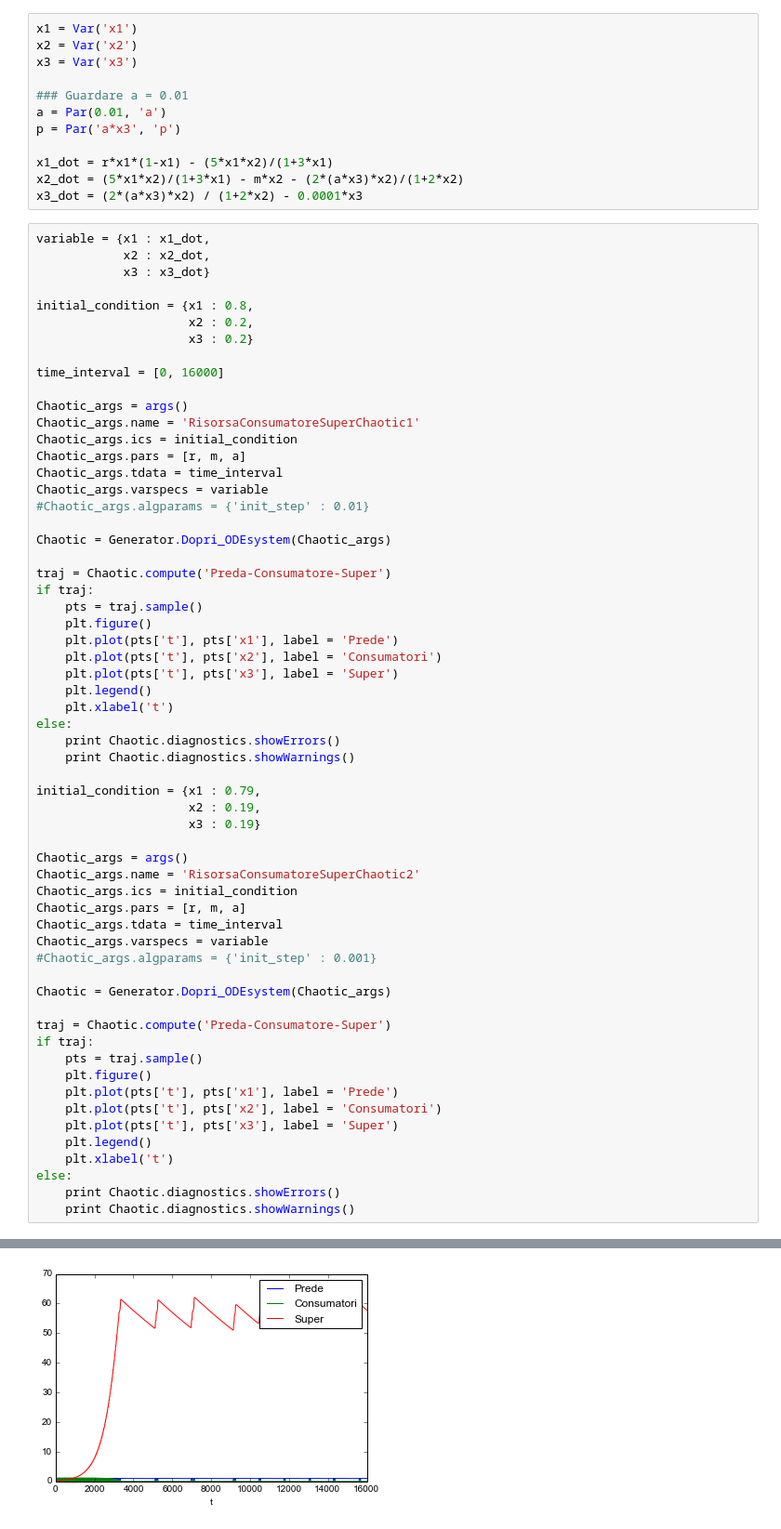
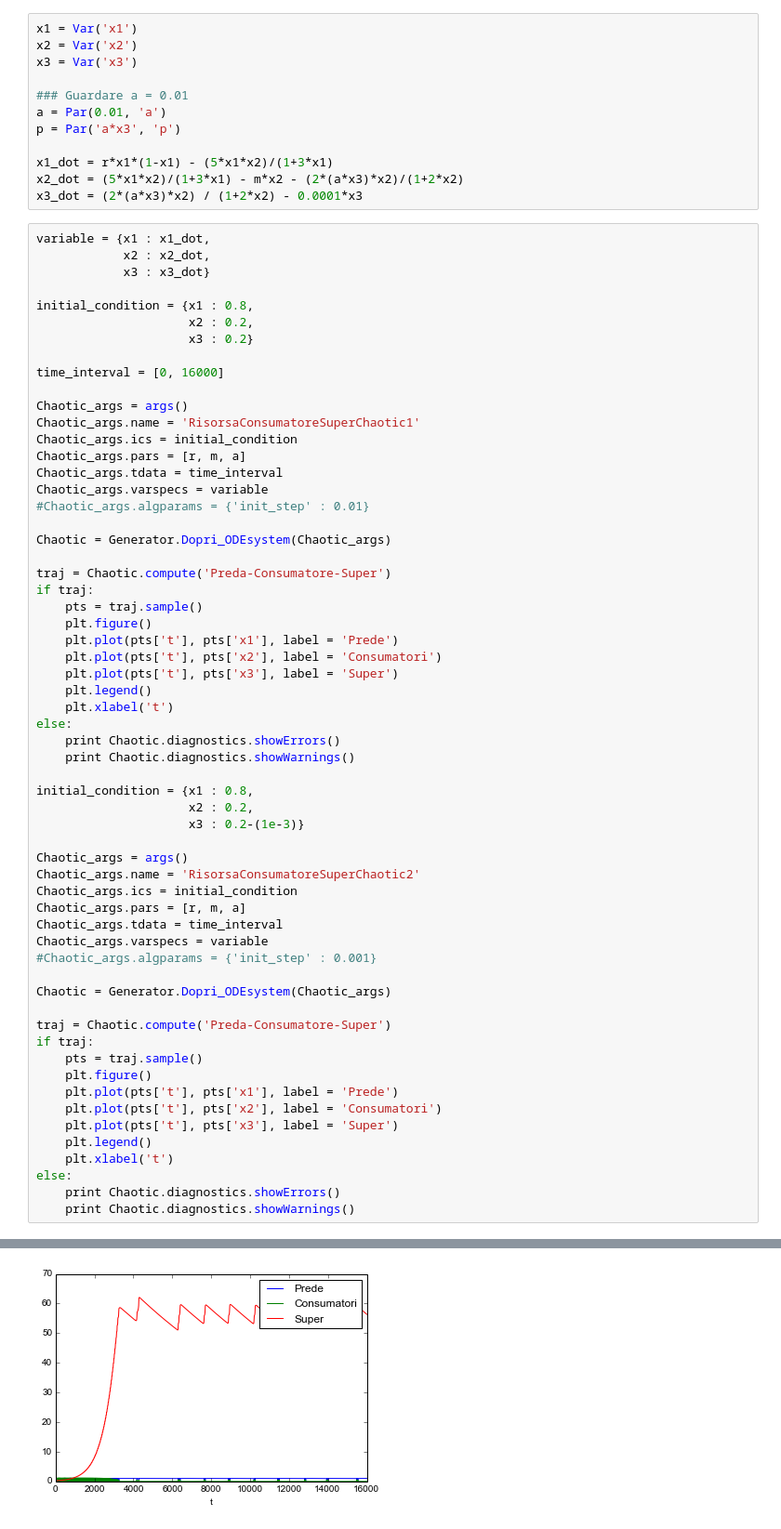
Before and after one commit to siscia/sistemi_dinamici, a Jupyter notebook: Dinamica_Sistemi.ipynb, the cells around one changed output, grey strips where cells are left out. Shown at 93% size. Cells and saved outputs as stored; diff of their text form.

```diff
--- a/Dinamica_Sistemi.ipynb
+++ b/Dinamica_Sistemi.ipynb
@@ -621,9 +621,9 @@ else:
     print Chaotic.diagnostics.showErrors()
     print Chaotic.diagnostics.showWarnings()
 
-initial_condition = {x1 : 0.79,
-                     x2 : 0.19,
-                     x3 : 0.19}
+initial_condition = {x1 : 0.8,
+                     x2 : 0.2,
+                     x3 : 0.2-(1e-3)}
 
 Chaotic_args = args()
 Chaotic_args.name = 'RisorsaConsumatoreSuperChaotic2'
@@ -639,31 +639,31 @@ traj = Chaotic.compute('Preda-Consumatore-Super')
 if traj:
     pts = traj.sample()
     plt.figure()
     plt.plot(pts['t'], pts['x1'], label = 'Prede')
     plt.plot(pts['t'], pts['x2'], label = 'Consumatori')
     plt.plot(pts['t'], pts['x3'], label = 'Super')
     plt.legend()
     plt.xlabel('t')
 else:
     print Chaotic.diagnostics.showErrors()
     print Chaotic.diagnostics.showWarnings()
 # %% [output]
 -----------------------------------------------------------
 Present limitation of Python: Cannot rebuild library
 without exiting Python and deleting the shared library
    /home/simo/sistemi_dinamici/_dop853_RisorsaConsumatoreSuperChaotic1_vf.so
 by hand! If you made any changes to the system you should
 not proceed with running the integrator until you quit
 and rebuild.
 -----------------------------------------------------------
 
 
 Did not compile shared library.
 
 ... (8 lines left out)
 -----------------------------------------------------------
 
 
 Did not compile shared library.
 [figure]
-[figure, old version]
+[figure, new version]
```
